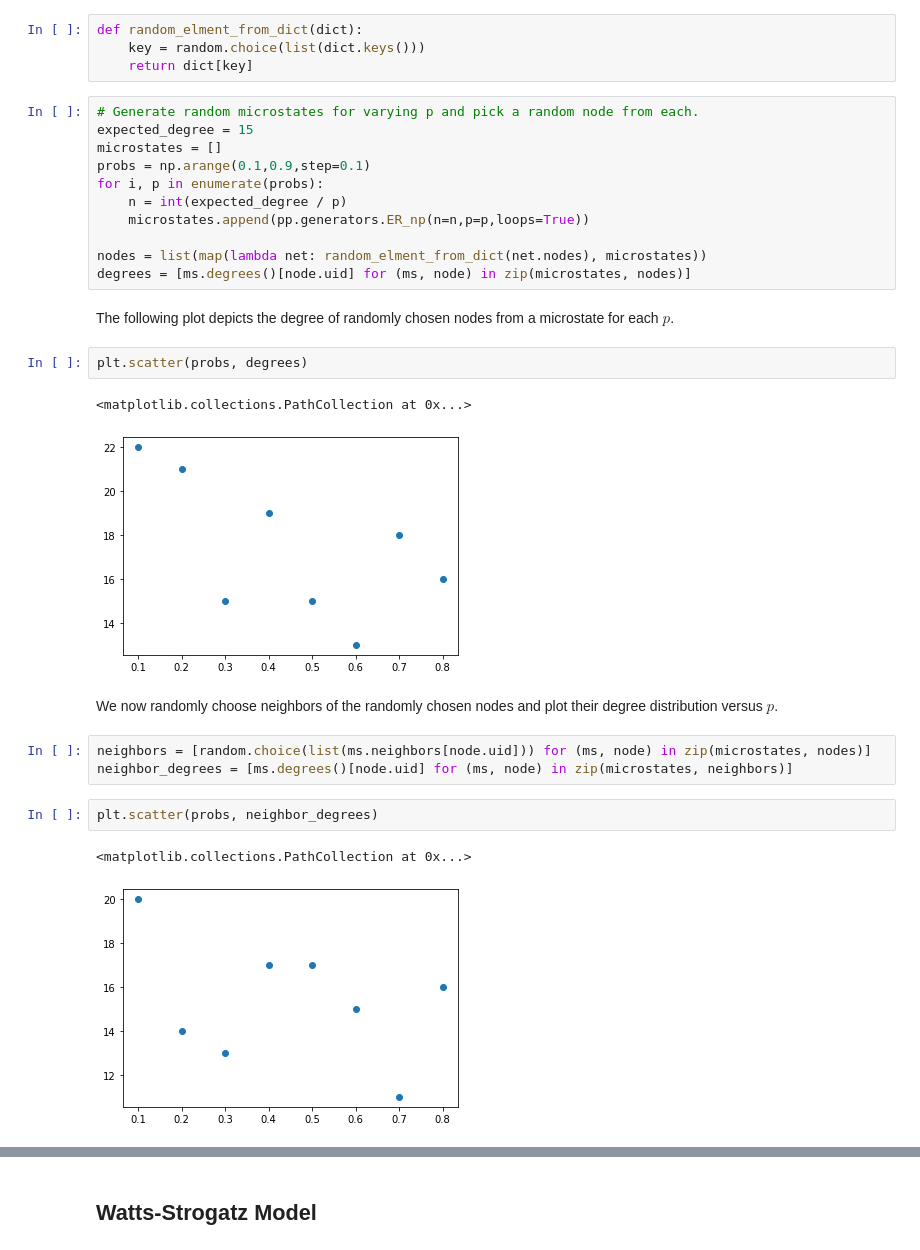
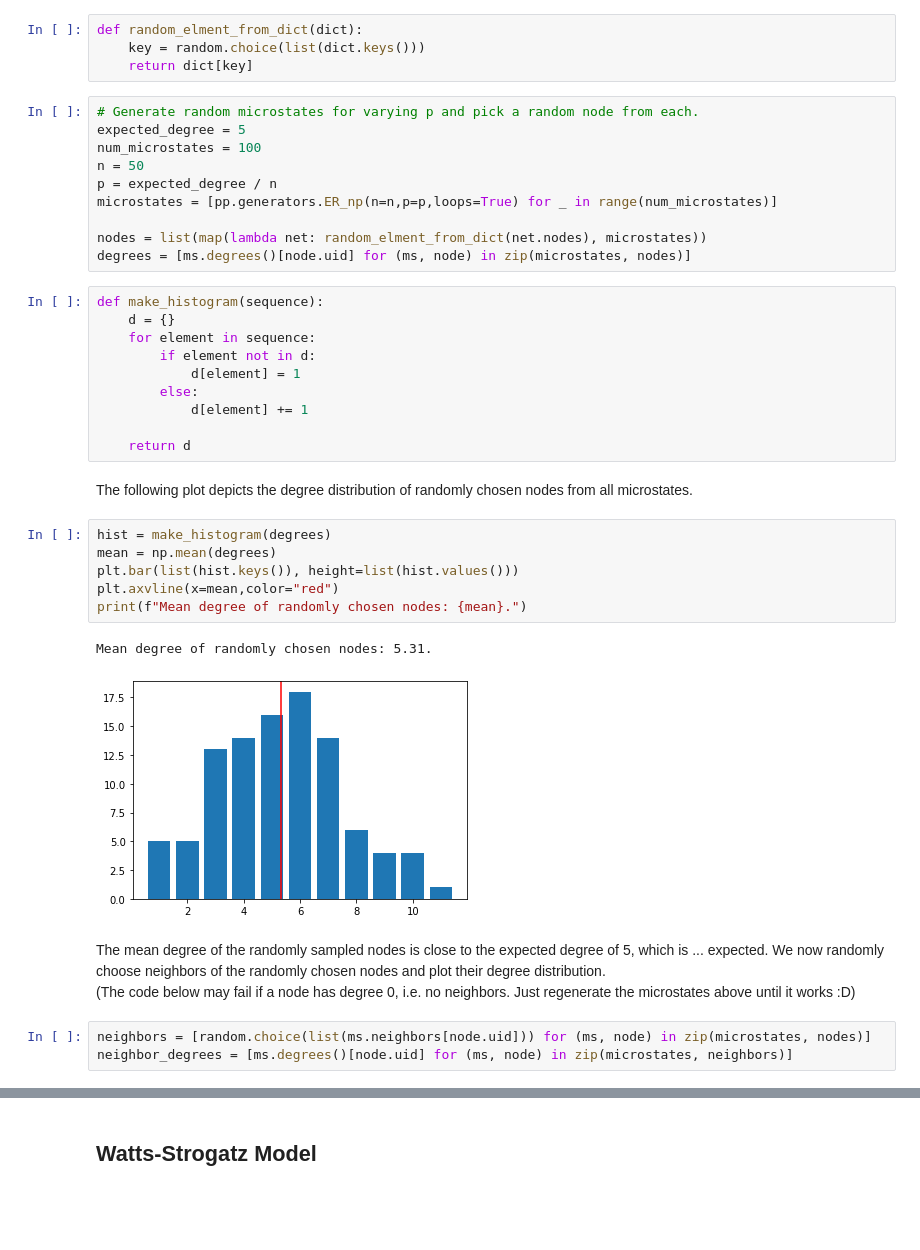
Before and after one commit to TreeMage/sna-exercises, a Jupyter notebook: sheet03.ipynb, the cells around one changed output, grey strips where cells are left out. Drawn from its saved outputs; the diff is of its cells as text; blank space fills up the shorter version.

```diff
--- a/sheet03.ipynb
+++ b/sheet03.ipynb
@@ -38,29 +39,38 @@ def random_elment_from_dict(dict):
     return dict[key]
 # %%
 # Generate random microstates for varying p and pick a random node from each.
-expected_degree = 15
-microstates = []
-probs = np.arange(0.1,0.9,step=0.1)
-for i, p in enumerate(probs):
-    n = int(expected_degree / p)
-    microstates.append(pp.generators.ER_np(n=n,p=p,loops=True))
+expected_degree = 5
+num_microstates = 100
+n = 50
+p = expected_degree / n
+microstates = [pp.generators.ER_np(n=n,p=p,loops=True) for _ in range(num_microstates)]
 
 nodes = list(map(lambda net: random_elment_from_dict(net.nodes), microstates))
 degrees = [ms.degrees()[node.uid] for (ms, node) in zip(microstates, nodes)]
+# %%
+def make_histogram(sequence):
+    d = {}
+    for element in sequence:
+        if element not in d:
+            d[element] = 1
+        else:
+            d[element] += 1
+
+    return d
 # %% [markdown]
-The following plot depicts the degree of randomly chosen nodes from a microstate for each $p$.
+The following plot depicts the degree distribution of randomly chosen nodes from all microstates.
-# %%
-plt.scatter(probs, degrees)
-# %% [output]
-<matplotlib.collections.PathCollection at 0x...>
-[figure, removed]
-# %% [markdown]
-We now randomly choose neighbors of the randomly chosen nodes and plot their degree distribution versus $p$.
+# %%
+hist = make_histogram(degrees)
+mean = np.mean(degrees)
+plt.bar(list(hist.keys()), height=list(hist.values()))
+plt.axvline(x=mean,color="red")
+print(f"Mean degree of randomly chosen nodes: {mean}.")
+# %% [output]
+Mean degree of randomly chosen nodes: 5.31.
+[figure, added]
+# %% [markdown]
+The mean degree of the randomly sampled nodes is close to the expected degree of 5, which is ... expected. We now randomly choose neighbors of the randomly chosen nodes and plot their degree distribution. <br/>
+(The code below may fail if a node has degree 0, i.e. no neighbors. Just regenerate the microstates above until it works :D)
 # %%
 neighbors = [random.choice(list(ms.neighbors[node.uid])) for (ms, node) in zip(microstates, nodes)]
 neighbor_degrees = [ms.degrees()[node.uid] for (ms, node) in zip(microstates, neighbors)]
-# %%
-plt.scatter(probs, neighbor_degrees)
-# %% [output]
-<matplotlib.collections.PathCollection at 0x...>
-[figure, removed]
```
Also changed, not shown: parts of 3 cells of this notebook.
